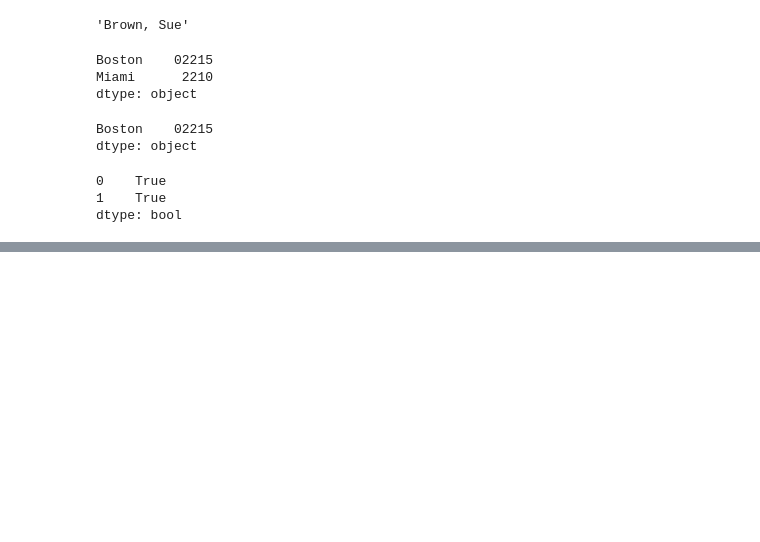
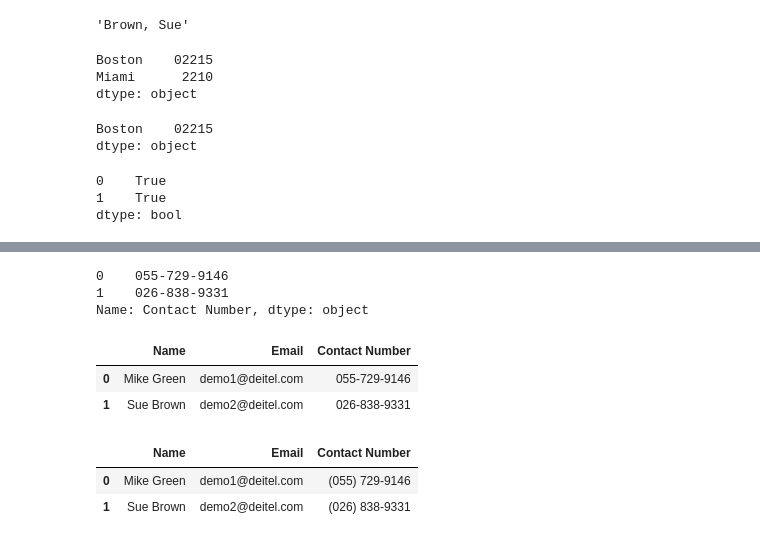
Before and after one commit to mklomo/Python-for-Computer-Science-and-Data-Science, a Jupyter notebook: Part_3/Lesson_8_Strings_A_Deeper_Look.ipynb, the cells around one changed output, grey strips where cells are left out. Drawn from its saved outputs; the diff is of its cells as text; code cells hidden in the pictures; blank space fills up the shorter version.

```diff
--- a/Part_3/Lesson_8_Strings_A_Deeper_Look.ipynb
+++ b/Part_3/Lesson_8_Strings_A_Deeper_Look.ipynb
@@ -1081,0 +1407,23 @@ dtype: bool
+# %%
+def get_formatted_phone(value):
+    result = re.fullmatch(r"(\d{3})(\d{3})(\d{4})", value)
+    return "-".join(result.groups()) if result else value
+# %%
+formatted_phone = contacts_DF["Contact Number"].map(get_formatted_phone)
+
+
+formatted_phone
+# %% [output]
+0    055-729-9146
+1    026-838-9331
+Name: Contact Number, dtype: object
+# %%
+#Replacing Original Data with formatted data
+
+contacts_DF["Contact Number"] = formatted_phone
+# %%
+contacts_DF
+# %% [output]
+|  | Name | Email | Contact Number |
+| 0 | Mike Green | demo1@deitel.com | 055-729-9146 |
+| 1 | Sue Brown | demo2@deitel.com | 026-838-9331 |
@@ -1081,0 +1450,9 @@ dtype: bool
+# %%
+contacts_DF["Contact Number"] = contacts_DF["Contact Number"].map(get_formatted_phone)
+
+
+contacts_DF
+# %% [output]
+|  | Name | Email | Contact Number |
+| 0 | Mike Green | demo1@deitel.com | (055) 729-9146 |
+| 1 | Sue Brown | demo2@deitel.com | (026) 838-9331 |
```
Also changed, not shown: parts of 32 cells of this notebook, 8 other files.
